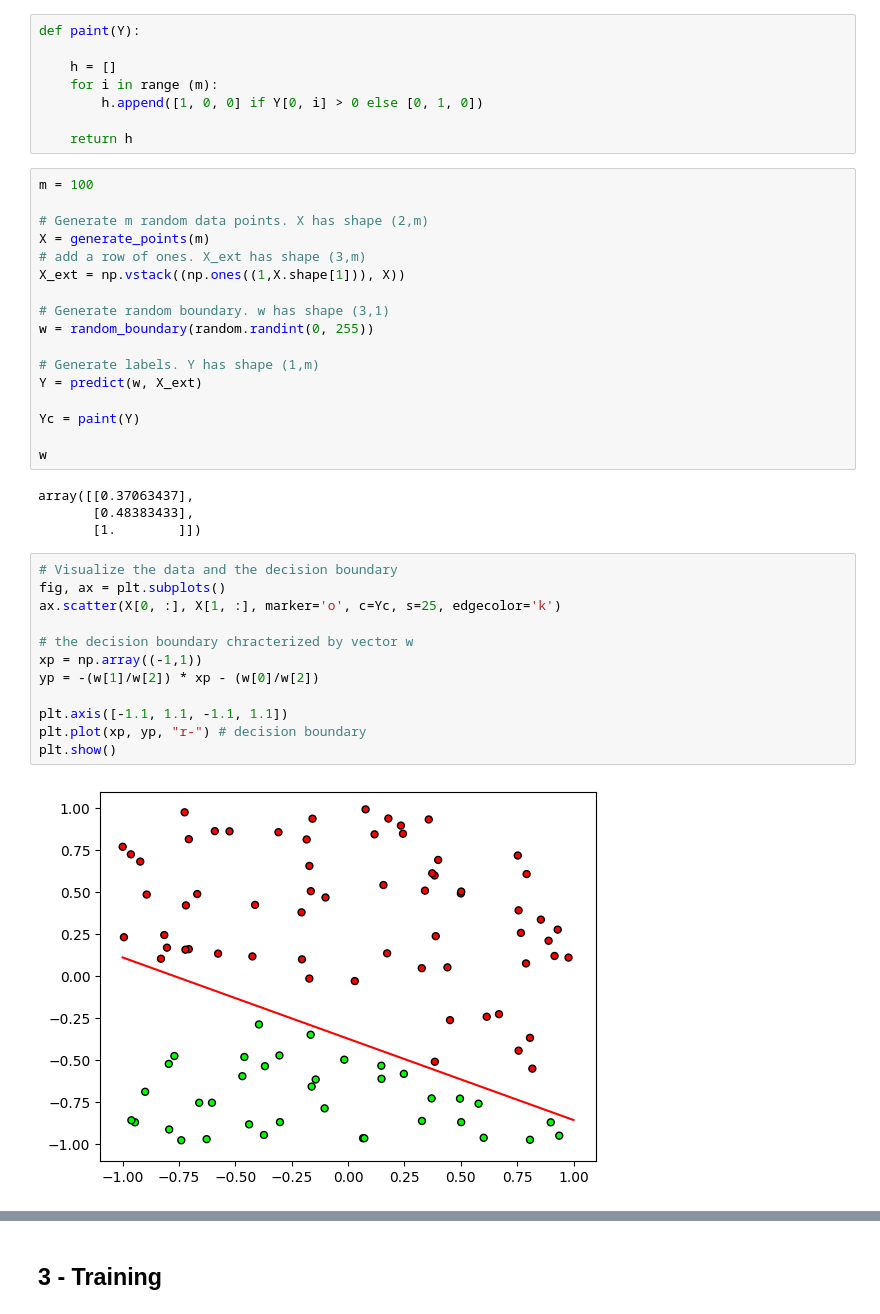
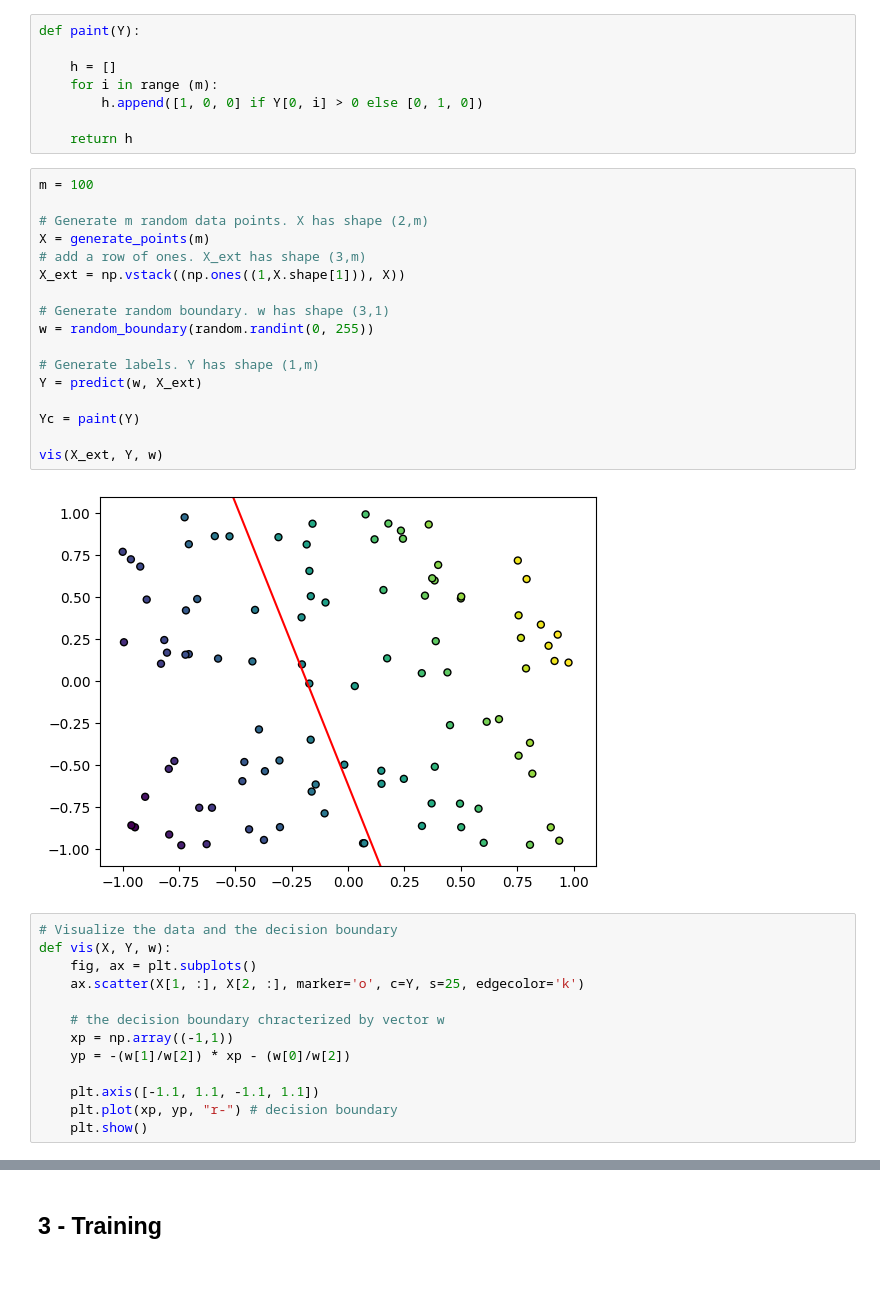
Before and after one commit to JacobFrodermann/KI, a Jupyter notebook: p6/perzeptron_lernalgorithmus_starter.ipynb, the cells around one changed output, grey strips where cells are left out. Drawn from its saved outputs; the diff is of its cells as text; blank space fills up the shorter version.

```diff
--- a/p6/perzeptron_lernalgorithmus_starter.ipynb
+++ b/p6/perzeptron_lernalgorithmus_starter.ipynb
@@ -79,38 +79,35 @@ def paint(Y):
 # %%
 m = 100
 
 # Generate m random data points. X has shape (2,m)
 X = generate_points(m)
 # add a row of ones. X_ext has shape (3,m)
 X_ext = np.vstack((np.ones((1,X.shape[1])), X))
 
 # Generate random boundary. w has shape (3,1)
 w = random_boundary(random.randint(0, 255))
 
 # Generate labels. Y has shape (1,m)
 Y = predict(w, X_ext)
 
 Yc = paint(Y)
 
-w
+vis(X_ext, Y, w)
 # %% [output]
-array([[0.37063437],
-       [0.48383433],
-       [1.        ]])
+[figure, added]
 # %%
 # Visualize the data and the decision boundary
-fig, ax = plt.subplots()
-ax.scatter(X[0, :], X[1, :], marker='o', c=Yc, s=25, edgecolor='k')
+def vis(X, Y, w):
+    fig, ax = plt.subplots()
+    ax.scatter(X[1, :], X[2, :], marker='o', c=Y, s=25, edgecolor='k')
 
-# the decision boundary chracterized by vector w
-xp = np.array((-1,1))
-yp = -(w[1]/w[2]) * xp - (w[0]/w[2])
+    # the decision boundary chracterized by vector w
+    xp = np.array((-1,1))
+    yp = -(w[1]/w[2]) * xp - (w[0]/w[2])
 
-plt.axis([-1.1, 1.1, -1.1, 1.1])
-plt.plot(xp, yp, "r-") # decision boundary
-plt.show()
+    plt.axis([-1.1, 1.1, -1.1, 1.1])
+    plt.plot(xp, yp, "r-") # decision boundary
+    plt.show()
-# %% [output]
-[figure, removed]
 # %%
 # Example of a point
 index = 3
```
Also changed, not shown: parts of 4 cells of this notebook.
